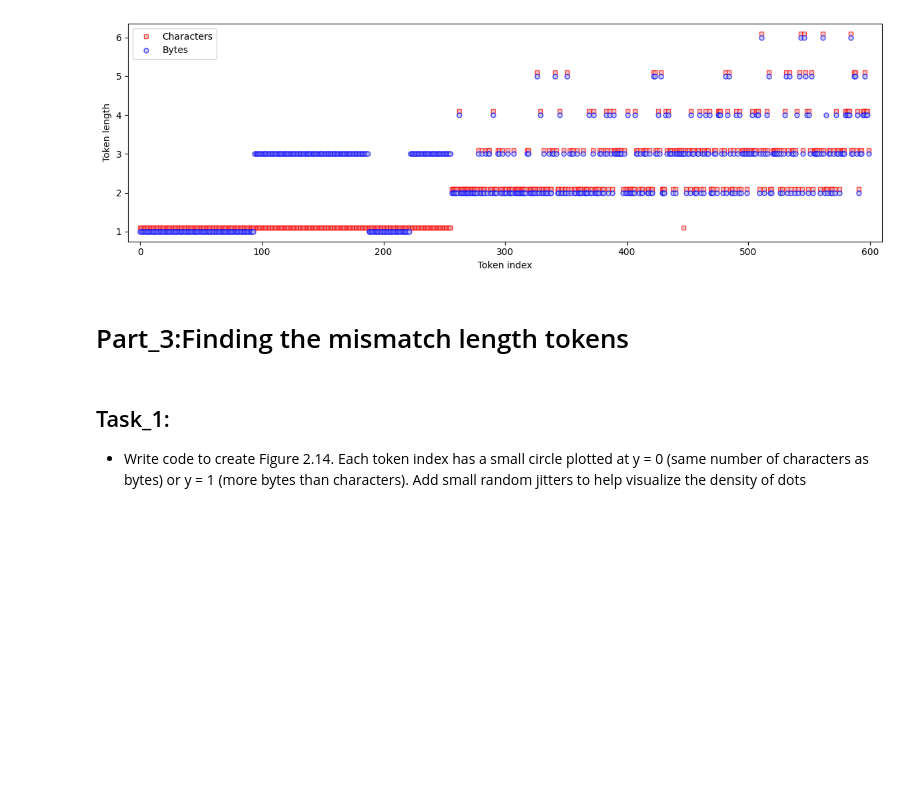
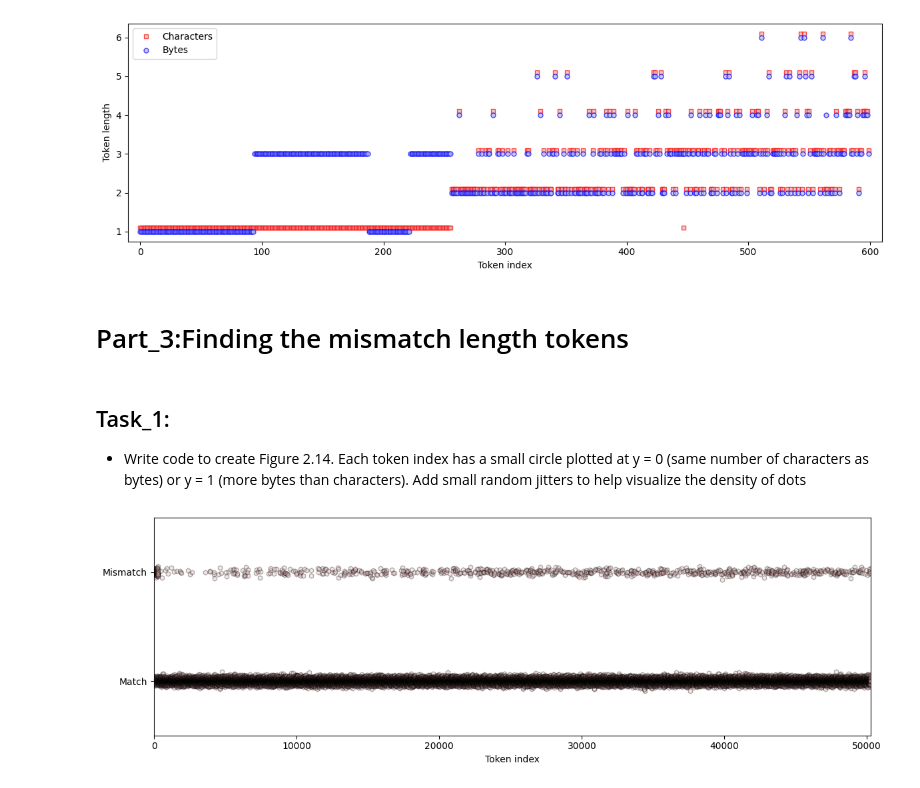
Before and after one commit to Saransh-Basu-01/50-Ml-Projects-to-understand-LLMs, a Jupyter notebook: Project_4_Token_Lengths_in_characters_and_bytes.ipynb, the cells around one changed output. Cells and saved outputs as stored; diff of their text form; code cells hidden in the pictures; blank space fills up the shorter version.

```diff
--- a/Project_4_Token_Lengths_in_characters_and_bytes.ipynb
+++ b/Project_4_Token_Lengths_in_characters_and_bytes.ipynb
@@ -183,3 +183,24 @@ plt.show()
 plotted at y = 0 (same number of characters as bytes) or y = 1 (more
 bytes than characters). Add small random jitters to help visualize
 the density of dots
+# %%
+plt.figure(figsize=(12,4))
+
+# y-values are 0 or 1, depending on match
+yVals = (token_len_char!=token_len_byte).astype(float)
+yVals += np.random.normal(0,.02,len(yVals))
+
+# Not in the instructions, but also interesting to plot the discrepancy counts
+#yVals = token_lens_bytes - token_lens_chars
+
+# plot them
+plt.plot(yVals,'kh',markerfacecolor=[.9,.7,.7,.3],markersize=5)
+
+# and make the axis look nicer
+plt.gca().set(xlabel='Token index',ylim=[-.5,1.5],xlim=[-30,tokenizer.vocab_size+30],
+              yticks=[0,1],yticklabels=['Match','Mismatch'])
+
+plt.tight_layout()
+plt.show()
+# %% [output]
+[figure, added]
```
